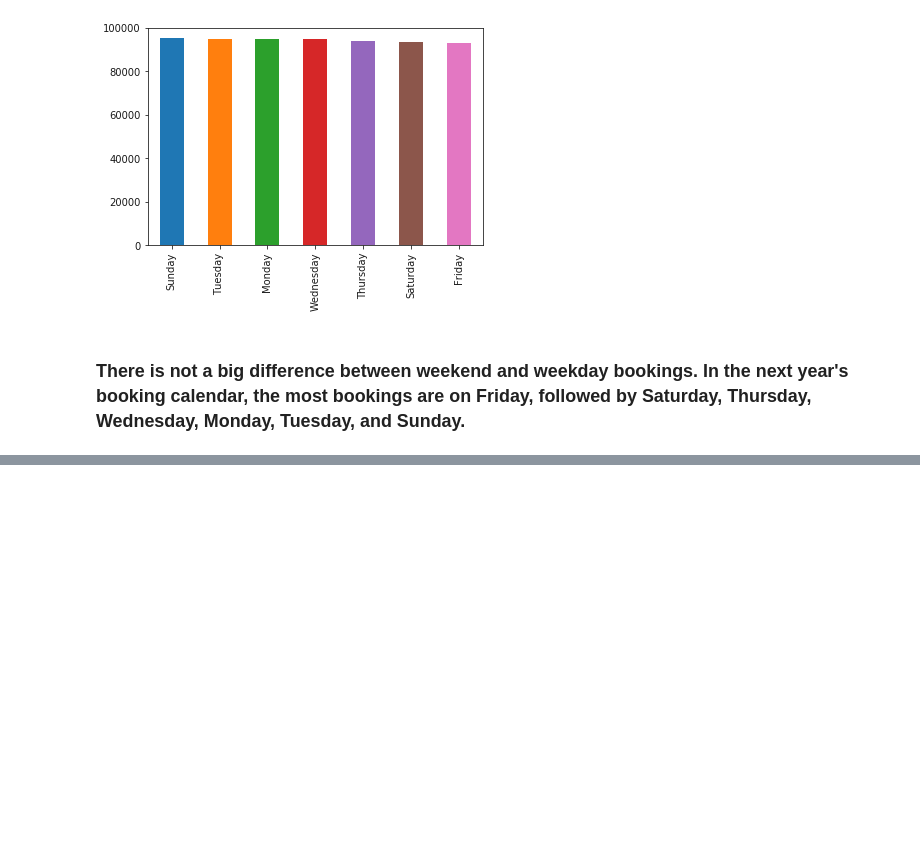
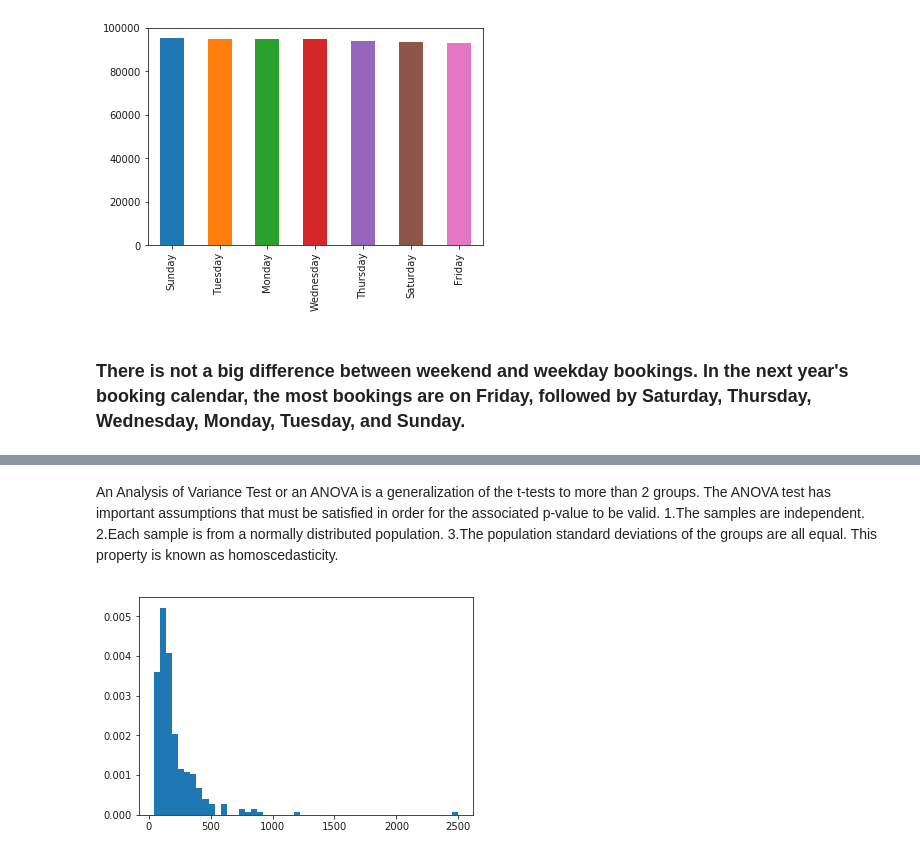
Before and after one commit to forheart81/Data-Science, a Jupyter notebook: SF Airbnb - Data Story .ipynb, the cells around one changed output, grey strips where cells are left out. Cells and saved outputs as stored; diff of their text form; code cells hidden in the pictures; blank space fills up the shorter version.

Commit message:
Added inferential statistics analysis

```diff
--- a/SF Airbnb - Data Story .ipynb
+++ b/SF Airbnb - Data Story .ipynb
@@ -478,0 +524,11 @@ df_booking['day_of_week'].value_counts().plot(kind='bar')
+# %% [markdown]
+An Analysis of Variance Test or an ANOVA is a generalization of the t-tests to more than 2 groups.
+The ANOVA test has important assumptions that must be satisfied in order for the associated p-value to be valid.
+1.The samples are independent.
+2.Each sample is from a normally distributed population.
+3.The population standard deviations of the groups are all equal. This property is known as homoscedasticity.
+# %%
+plt.hist(df_all[df_all['real estate districts']==1]['price'], bins=50, density=True)
+plt.show()
+# %% [output]
+[figure, added]
```
Also changed, not shown: parts of 45 cells of this notebook.
